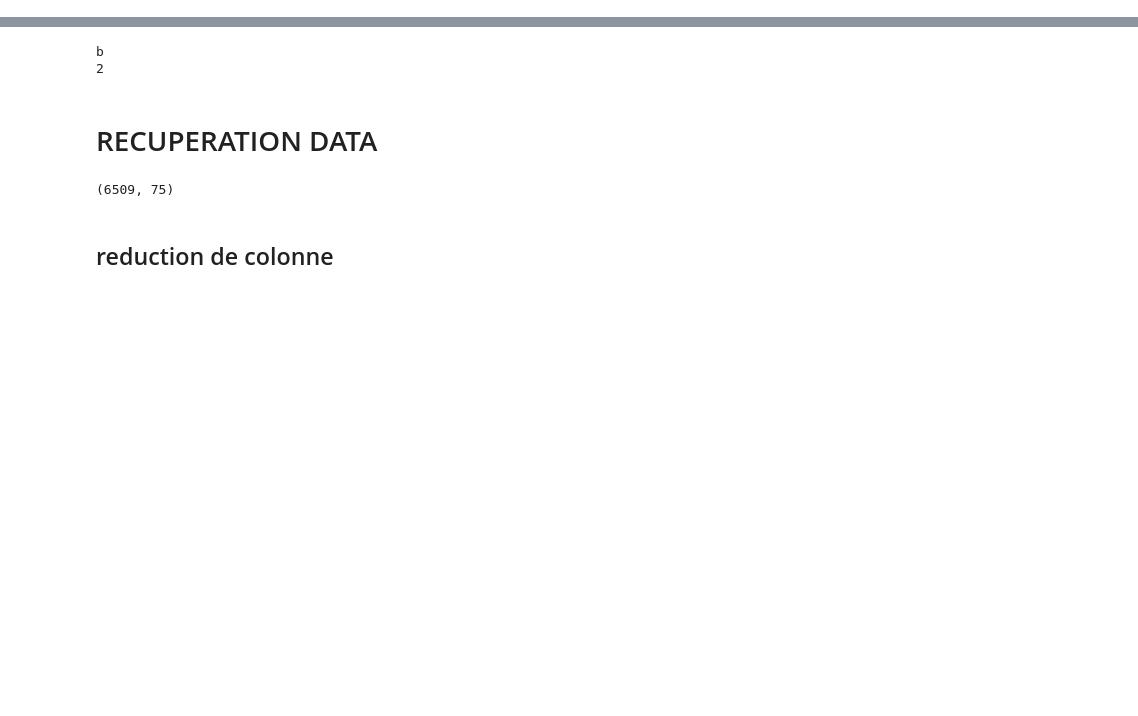
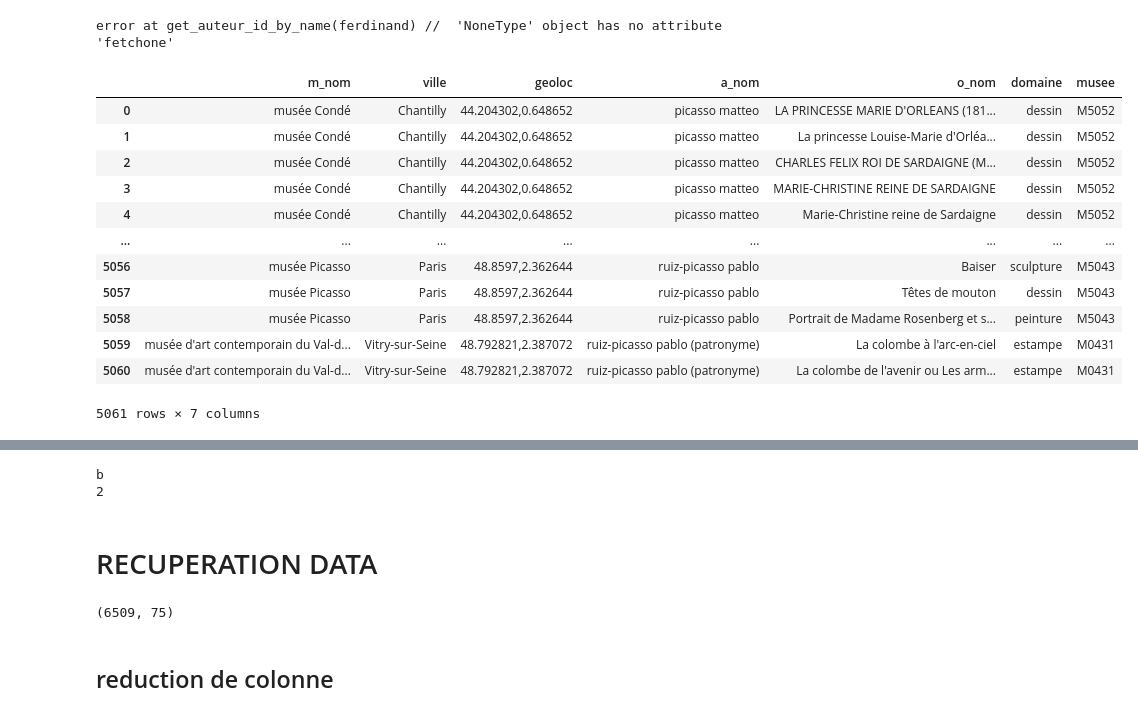
Before and after one commit to Goy-Ell/06_bdd, a Jupyter notebook: Joconde-projet/joconde.ipynb, the cells around one changed output, grey strips where cells are left out. Cells and saved outputs as stored; diff of their text form; code cells hidden in the pictures; blank space fills up the shorter version.

```diff
--- a/Joconde-projet/joconde.ipynb
+++ b/Joconde-projet/joconde.ipynb
@@ -8,3 +8,7 @@ from logging import exception
 import joblib as jl
 from mod_jo import *
 from dotenv import dotenv_values
+# %%
+get_auteur_id_by_name2('ferdinand')
+# %% [output]
+error at get_auteur_id_by_name(ferdinand) //  'NoneType' object has no attribute 'fetchone'
@@ -10,0 +27,28 @@ from dotenv import dotenv_values
+# %%
+dbc = Database(USER, PASSWORD, HOST, DB_NAME)
+mySql_research = f"""SELECT m.nom, m.ville, m.geoloc, a.nom, o.nom, o.domaine, o.musee
+                    FROM musee m
+                    JOIN oeuvre o ON  o.musee = m.id
+                    JOIN art_oeuv ao ON ao.oeuvre = o.id
+                    JOIN artiste a ON a.id = ao.artiste
+                    WHERE a.nom LIKE CONCAT('%',%s,'%')
+                    """
+# df = pd.read_sql(sql=mySql_research, con=dbc.connection(), params=artiste)
+response = dbc.query(mySql_research,['picasso'])
+dbc.close()
+df1 = pd.DataFrame(response,columns=['m_nom', 'ville', 'geoloc', 'a_nom', 'o_nom', 'domaine', 'musee'])
+df1
+# %% [output]
+|  | m_nom | ville | geoloc | a_nom | o_nom | domaine | musee |
+| 0 | musée Condé | Chantilly | 44.204302,0.648652 | picasso matteo | LA PRINCESSE MARIE D'ORLEANS (181... | dessin | M5052 |
+| 1 | musée Condé | Chantilly | 44.204302,0.648652 | picasso matteo | La princesse Louise-Marie d'Orléa... | dessin | M5052 |
+| 2 | musée Condé | Chantilly | 44.204302,0.648652 | picasso matteo | CHARLES FELIX ROI DE SARDAIGNE (M... | dessin | M5052 |
+| 3 | musée Condé | Chantilly | 44.204302,0.648652 | picasso matteo | MARIE-CHRISTINE REINE DE SARDAIGNE | dessin | M5052 |
+| 4 | musée Condé | Chantilly | 44.204302,0.648652 | picasso matteo | Marie-Christine reine de Sardaigne | dessin | M5052 |
+| ... | ... | ... | ... | ... | ... | ... | ... |
+| 5056 | musée Picasso | Paris | 48.8597,2.362644 | ruiz-picasso pablo | Baiser | sculpture | M5043 |
+| 5057 | musée Picasso | Paris | 48.8597,2.362644 | ruiz-picasso pablo | Têtes de mouton | dessin | M5043 |
+| 5058 | musée Picasso | Paris | 48.8597,2.362644 | ruiz-picasso pablo | Portrait de Madame Rosenberg et s... | peinture | M5043 |
+| 5059 | musée d'art contemporain du Val-d... | Vitry-sur-Seine | 48.792821,2.387072 | ruiz-picasso pablo (patronyme) | La colombe à l'arc-en-ciel | estampe | M0431 |
+| 5060 | musée d'art contemporain du Val-d... | Vitry-sur-Seine | 48.792821,2.387072 | ruiz-picasso pablo (patronyme) | La colombe de l'avenir ou Les arm... | estampe | M0431 |
+5061 rows × 7 columns
```
Also changed, not shown: parts of 15 cells of this notebook, 13 other files.
